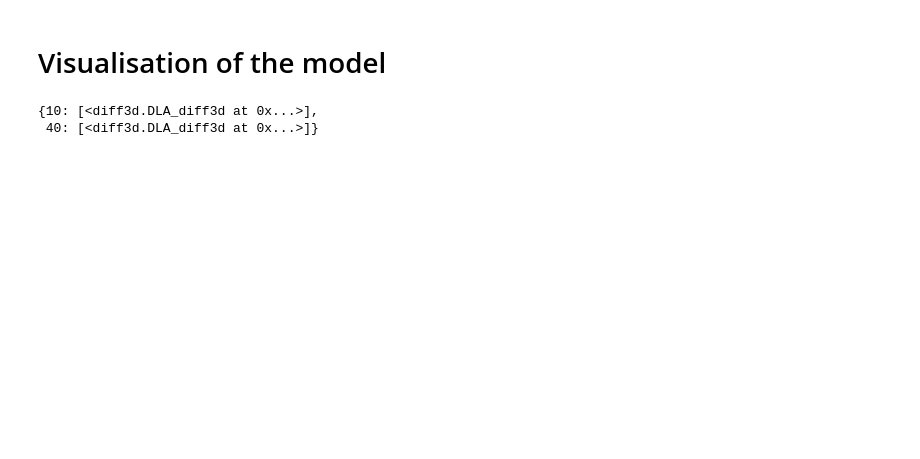
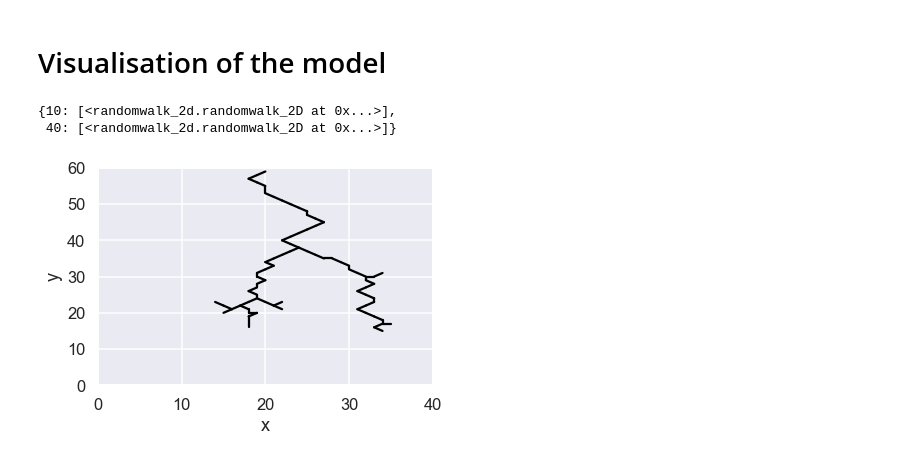
Before and after one commit to matthijsdewit111/CSS, a Jupyter notebook: code/visualisation.ipynb, the cells around one changed output. Saved outputs shown, nothing was run; the diff lists cells and outputs as text; code cells hidden in the pictures; blank space fills up the shorter version.

Commit message:
2d in results

```diff
--- a/code/visualisation.ipynb
+++ b/code/visualisation.ipynb
@@ -55,9 +92,9 @@ for PS in PSs:
 for PS in PSs:
 
     # change model here
-    generated_trees[PS].append(generate_tree_diff3d(PS))
+    generated_trees[PS].append(generate_tree_randomwalk2d(PS))
 
 generated_trees
 # %% [output]
-{10: [<diff3d.DLA_diff3d at 0x...>],
- 40: [<diff3d.DLA_diff3d at 0x...>]}
+{10: [<randomwalk_2d.randomwalk_2D at 0x...>],
+ 40: [<randomwalk_2d.randomwalk_2D at 0x...>]}
@@ -64 +103,26 @@ generated_trees
+# %%
+fig, ax = plt.subplots(1, 1)
+ax.set_xlim(*dla.tree.bounds[0])
+ax.set_ylim(*dla.tree.bounds[1])
+ax.set_xlabel("x")
+ax.set_ylabel("y")
+# ax.set_title("2D plot")
+
+for node in dla.tree:
+    if node.parent_node:
+        parent = node.parent_node
+        xp, yp = parent.coords
+        xc, yc = node.coords
+
+        if xp == dla.tree.bounds[0][0] and xc == dla.tree.bounds[0][1] - 1:
+            xp = dla.tree.bounds[0][1]
+        elif xp == dla.tree.bounds[0][1] - 1 and xc == dla.tree.bounds[0][0]:
+            xp = dla.tree.bounds[0][0] - 1
+
+        ax.plot([xp, xc], [yp, yc], c='black')
+
+plt.savefig("../results/final_random_2d_PS40.png", bbox_inches="tight")
+plt.show()
+# %% [output]
+[figure, added]
 # %%
```
Also changed, not shown: parts of 5 cells of this notebook, 5 other files.
